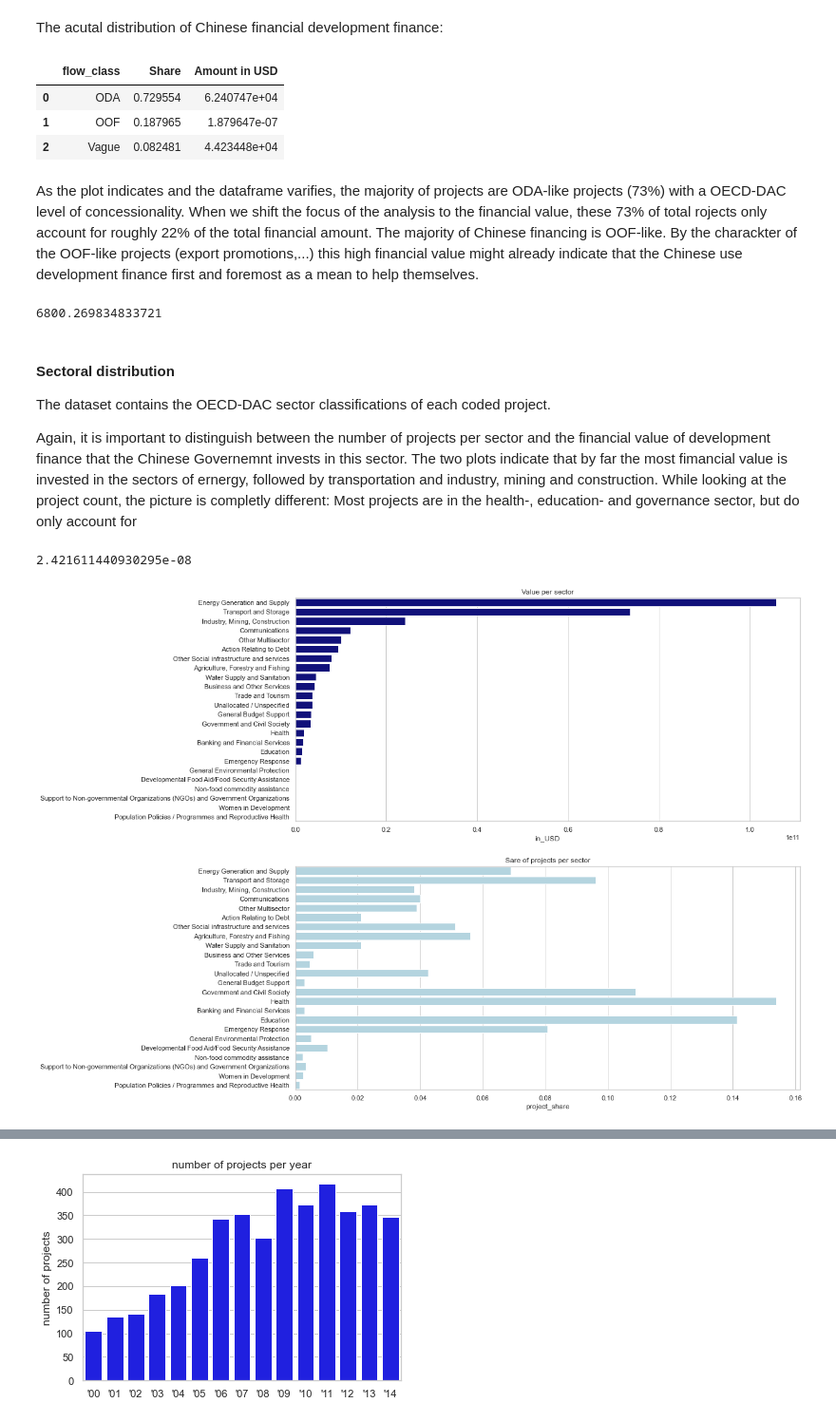
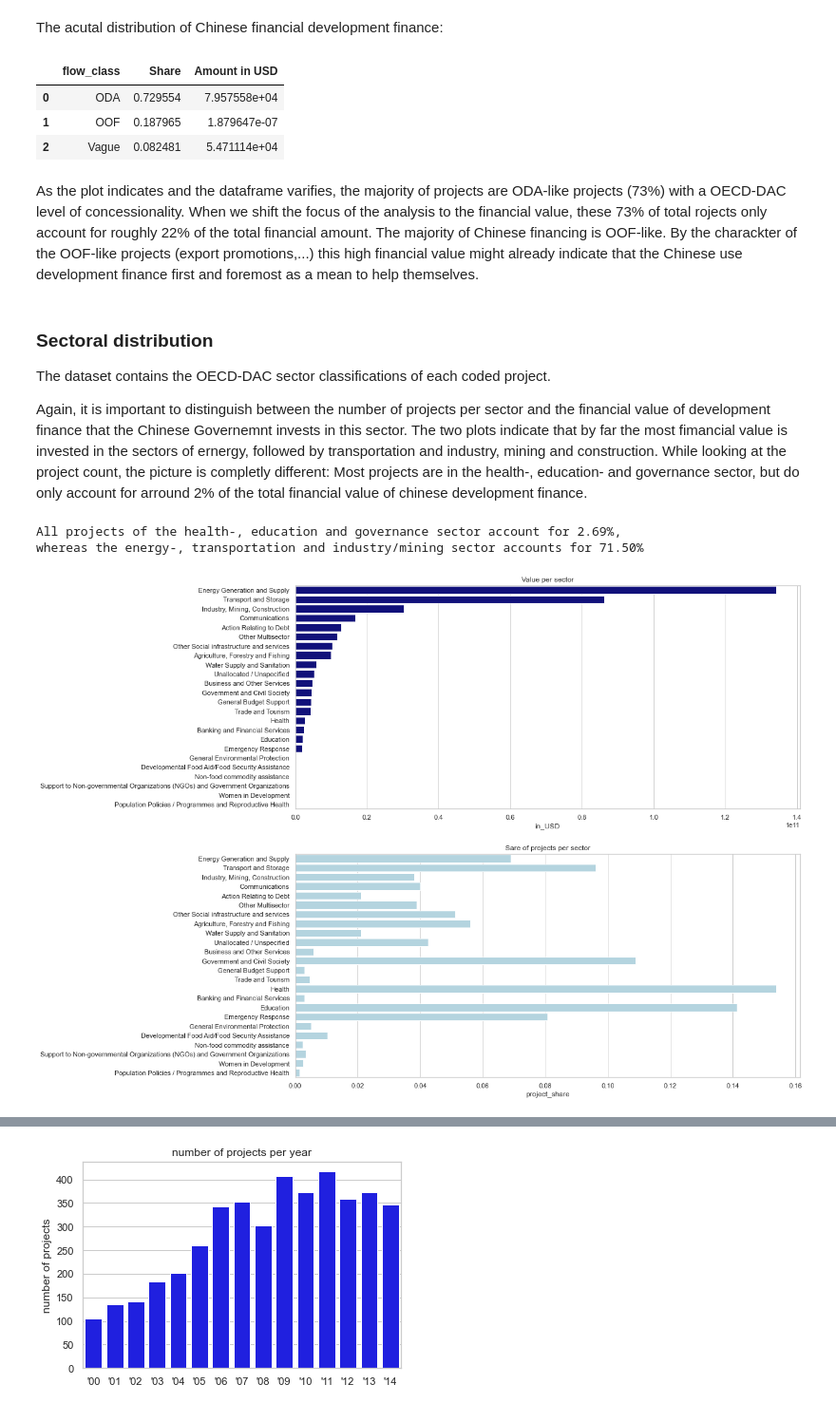
Before and after one commit to JonathanWillnow/ose-data-science-course-project-JonathanWillnow, a Jupyter notebook: JonathanWillnowOSE.ipynb, the cells around one changed output, grey strips where cells are left out. Shown at 95% size. Saved outputs shown, nothing was run; the diff lists cells and outputs as text; code cells hidden in the pictures.

```diff
--- a/JonathanWillnowOSE.ipynb
+++ b/JonathanWillnowOSE.ipynb
@@ -148,8 +148,8 @@ https://www.statisticssolutions.com/free-resources/directory-of-statistical-anal
 # %% [markdown]
 ## 4.1 The Dataset
 # %%
-data = pd.read_stata("data/work2_dataset_CDF.dta")
-data.shape
+data1 = pd.read_stata("data/work2_dataset_CDF.dta")
+data1.shape
 # %% [output]
 (4304, 61)
 # %% [markdown]
@@ -171,27 +173,23 @@ df = flow_class_plot(data)
 # %% [markdown]
 The acutal distribution of Chinese financial development finance:
-# %%
-df
-# %% [output]
-|  | flow_class | Share | Amount in USD |
-| 0 | ODA | 0.729554 | 6.240747e+04 |
-| 1 | OOF | 0.187965 | 1.879647e-07 |
-| 2 | Vague | 0.082481 | 4.423448e+04 |
+# %%
+flow_class_df
+# %% [output]
+|  | flow_class | Share | Amount in USD |
+| 0 | ODA | 0.729554 | 7.957558e+04 |
+| 1 | OOF | 0.187965 | 1.879647e-07 |
+| 2 | Vague | 0.082481 | 5.471114e+04 |
 # %% [markdown]
 As the plot indicates and the dataframe varifies, the majority of projects are ODA-like projects (73%) with a OECD-DAC level of concessionality. When we shift the focus of the analysis to the financial value, these 73% of total rojects only account for roughly 22% of the total financial amount. The majority of Chinese financing is OOF-like. By the charackter of the OOF-like projects (export promotions,...) this high financial value might already indicate that the Chinese use development finance first and foremost as a mean to help themselves.
-# %%
-helper = data.groupby("crs_sector_name").usd_current.sum()
-(helper["Health"] + helper["Education"] + helper["Government and Civil Society"]) / 1e6
-# %% [output]
-6800.269834833721
 # %% [markdown]
-#### Sectoral distribution
+### Sectoral distribution
 
 The dataset contains the OECD-DAC sector classifications of each coded project.
 
-Again, it is important to distinguish between the number of projects per sector and the financial value of development finance that the Chinese Governemnt invests in this sector. The two plots indicate that by far the most fimancial value is invested in the sectors of ernergy, followed by transportation and industry, mining and construction. While looking at the project count, the picture is completly different: Most projects are in the health-, education- and governance sector, but do only account for
+Again, it is important to distinguish between the number of projects per sector and the financial value of development finance that the Chinese Governemnt invests in this sector. The two plots indicate that by far the most fimancial value is invested in the sectors of ernergy, followed by transportation and industry, mining and construction. While looking at the project count, the picture is completly different: Most projects are in the health-, education- and governance sector, but do only account for arround 2% of the total financial value of chinese development finance.
 # %%
-sectoral_plot(data)
+sectoral_plot(data1)
 # %% [output]
-2.421611440930295e-08
+All projects of the health-, education and governance sector account for 2.69%,
+whereas the energy-, transportation and industry/mining sector accounts for 71.50%
-[figure, old version]
+[figure, new version]
```
Also changed, not shown: parts of 34 cells of this notebook.
